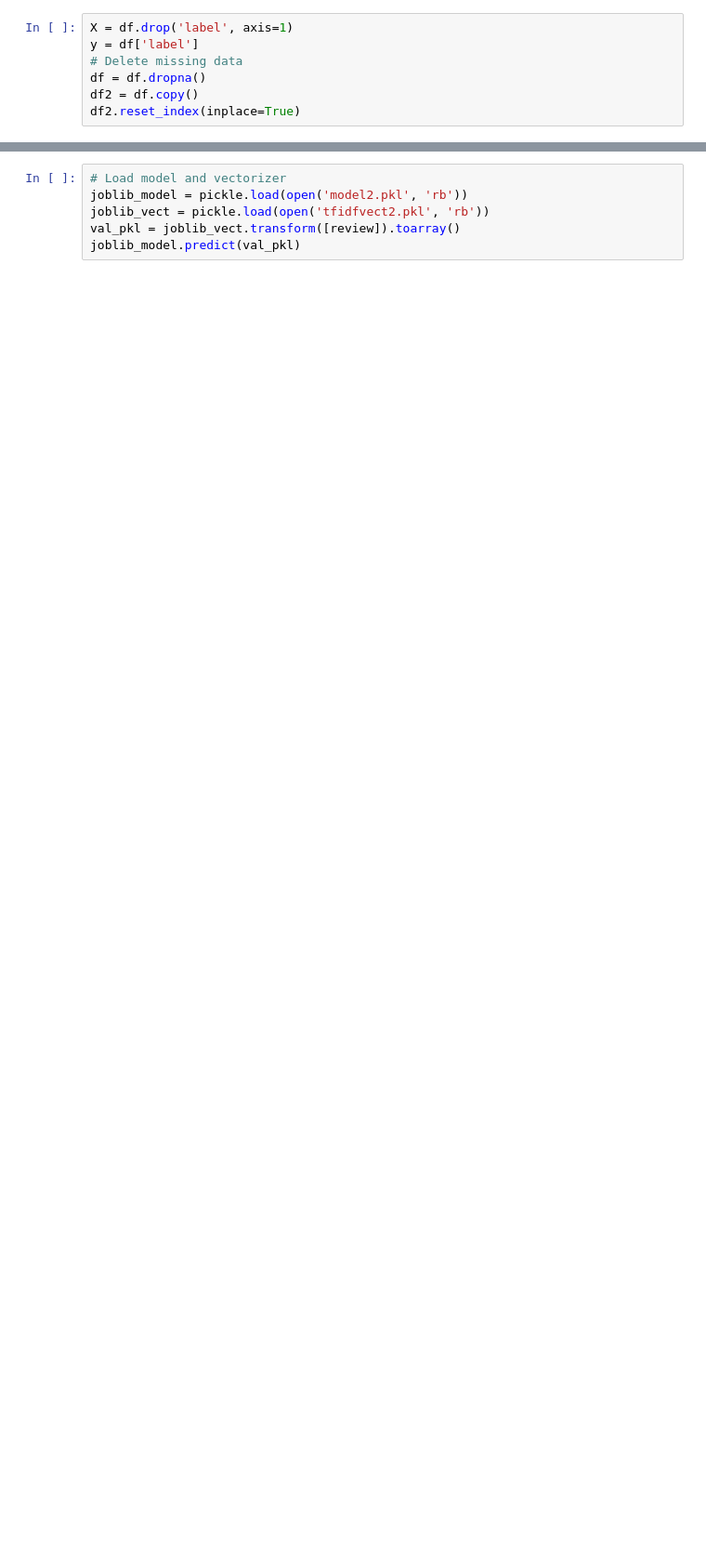
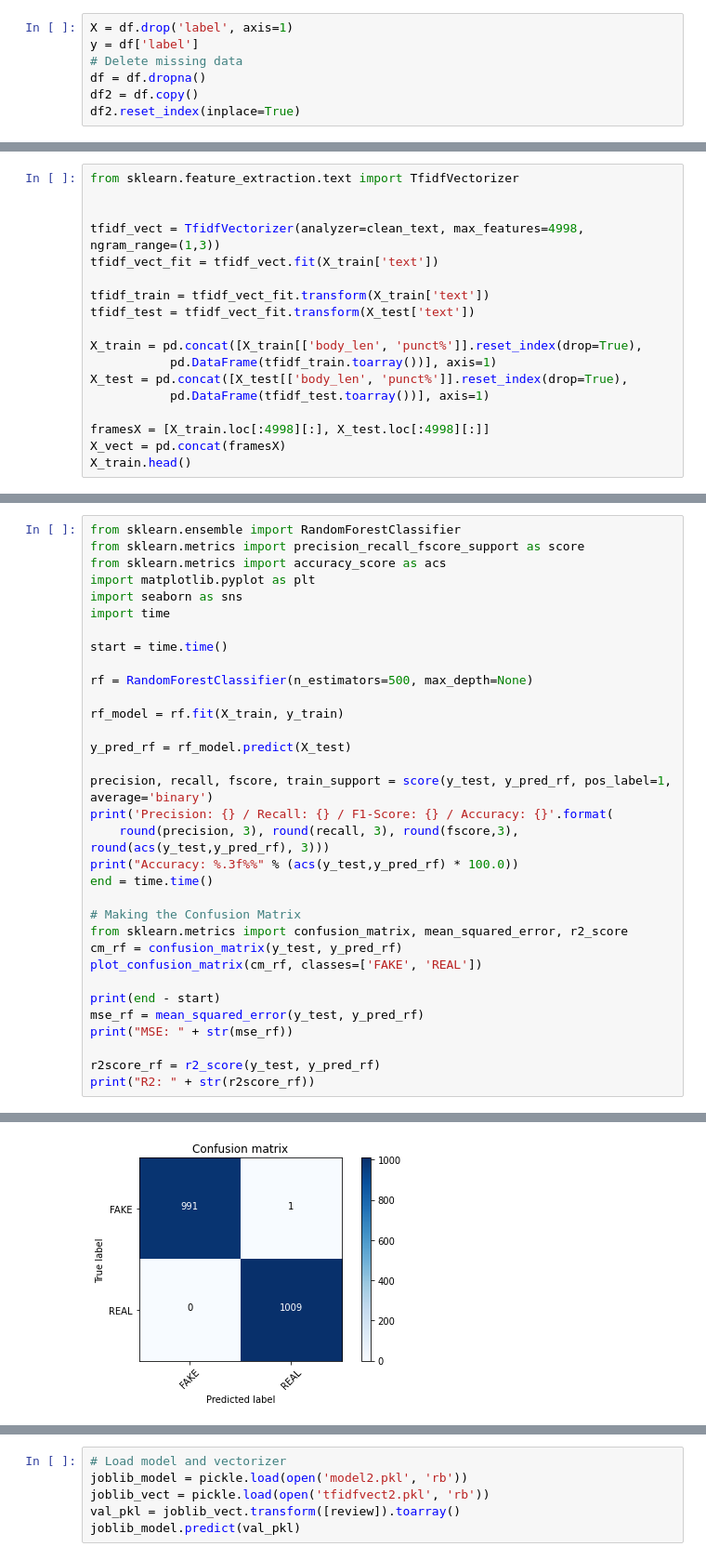
Before and after one commit to Yogesh914/fakenews, a Jupyter notebook: Fake_news_detector.ipynb, the cells around one changed output, grey strips where cells are left out. Shown at 93% size. Saved outputs shown, nothing was run; the diff lists cells and outputs as text; blank space fills up the shorter version.

```diff
--- a/Fake_news_detector.ipynb
+++ b/Fake_news_detector.ipynb
@@ -77,0 +116,18 @@ df2.reset_index(inplace=True)
+# %%
+from sklearn.feature_extraction.text import TfidfVectorizer
+
+
+tfidf_vect = TfidfVectorizer(analyzer=clean_text, max_features=4998, ngram_range=(1,3))
+tfidf_vect_fit = tfidf_vect.fit(X_train['text'])
+
+tfidf_train = tfidf_vect_fit.transform(X_train['text'])
+tfidf_test = tfidf_vect_fit.transform(X_test['text'])
+
+X_train = pd.concat([X_train[['body_len', 'punct%']].reset_index(drop=True),
+           pd.DataFrame(tfidf_train.toarray())], axis=1)
+X_test = pd.concat([X_test[['body_len', 'punct%']].reset_index(drop=True),
+           pd.DataFrame(tfidf_test.toarray())], axis=1)
+
+framesX = [X_train.loc[:4998][:], X_test.loc[:4998][:]]
+X_vect = pd.concat(framesX)
+X_train.head()
@@ -77,0 +171,34 @@ df2.reset_index(inplace=True)
+# %%
+from sklearn.ensemble import RandomForestClassifier
+from sklearn.metrics import precision_recall_fscore_support as score
+from sklearn.metrics import accuracy_score as acs
+import matplotlib.pyplot as plt
+import seaborn as sns
+import time
+
+start = time.time()
+
+rf = RandomForestClassifier(n_estimators=500, max_depth=None)
+
+rf_model = rf.fit(X_train, y_train)
+
+y_pred_rf = rf_model.predict(X_test)
+
+precision, recall, fscore, train_support = score(y_test, y_pred_rf, pos_label=1, average='binary')
+print('Precision: {} / Recall: {} / F1-Score: {} / Accuracy: {}'.format(
+    round(precision, 3), round(recall, 3), round(fscore,3), round(acs(y_test,y_pred_rf), 3)))
+print("Accuracy: %.3f%%" % (acs(y_test,y_pred_rf) * 100.0))
+end = time.time()
+
+# Making the Confusion Matrix
+from sklearn.metrics import confusion_matrix, mean_squared_error, r2_score
+cm_rf = confusion_matrix(y_test, y_pred_rf)
+plot_confusion_matrix(cm_rf, classes=['FAKE', 'REAL'])
+
+print(end - start)
+mse_rf = mean_squared_error(y_test, y_pred_rf)
+print("MSE: " + str(mse_rf))
+
+r2score_rf = r2_score(y_test, y_pred_rf)
+print("R2: " + str(r2score_rf))
+# %% [output]
@@ -77,0 +211 @@ df2.reset_index(inplace=True)
+[figure, added]
```
Also changed, not shown: parts of 31 cells of this notebook.
